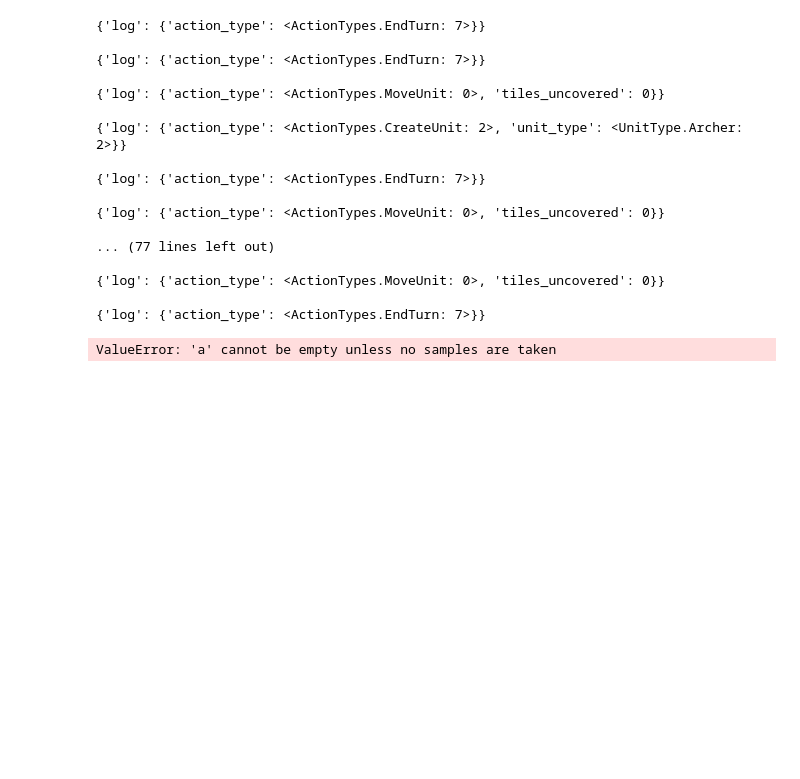
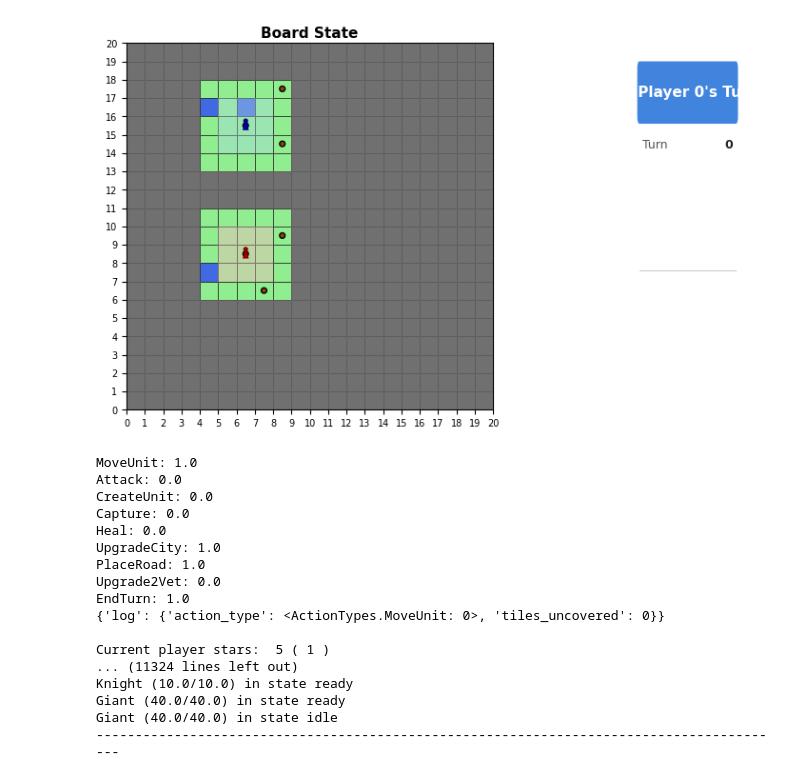
Before and after one commit to Ltwicke/Topia_RL, a Jupyter notebook: run_random_games.ipynb, the cells around one changed output. Drawn from its saved outputs; the diff is of its cells as text; code cells hidden in the pictures; blank space fills up the shorter version.

```diff
--- a/run_random_games.ipynb
+++ b/run_random_games.ipynb
@@ -4,7 +4,7 @@ import numpy as np
 from game.enums import BoardType, Tribes, ActionTypes
 from env.wrapper import EnvWrapper
 # %%
-BOARD_CONFIG_9x9 = {"board_size": (6, 6), "board_type": BoardType.Dummy, "n_players": 2}
+BOARD_CONFIG_9x9 = {"board_size": (20,20), "board_type": BoardType.Dummy, "n_players": 2}
 TRIBES = [Tribes.Omaji, Tribes.Yaddak]
 N_GAMES = 5
 MAX_DECISIONS = 200
@@ -48,39 +48,69 @@ def _random_action_from_mask(mask):
         unit_pos = _select_random_array_element(mask[4])
         return [ActionTypes.CaptureCity.value, unit_pos]
 
+    elif action_type == ActionTypes.HealUnit:
+        unit_pos = _select_random_array_element(mask[5])
+        return [ActionTypes.HealUnit.value, unit_pos]
+
+    elif action_type == ActionTypes.UpgradeCity:
+        city_idx, choice = _select_random_matrix_element(mask[6])
+        return [ActionTypes.UpgradeCity.value, city_idx, choice]
+
+    elif action_type == ActionTypes.PlaceRoad:
+        tile_id = _select_random_array_element(mask[7])
+        return [ActionTypes.PlaceRoad.value, tile_id]
+
+    elif action_type == ActionTypes.Upgrade2Vet:
+        unit_pos = _select_random_array_element(mask[8])
+        return [ActionTypes.Upgrade2Vet.value, unit_pos]
+
+
     else:  # EndTurn
         return [ActionTypes.EndTurn.value]
 # %%
 env = _make_env()
 decision = 0
 # %%
+env.render()
 
-while decision <= 200:
+while decision <= 512:
     mask = env.get_action_mask()
     action = _random_action_from_mask(mask)
     obs, reward, done, info = env.step(action)
-    print(info,"\n")#, mask)
-    #env.render()
+    c_player = env.game.players[env.game.player_go_id]
+    print("MoveUnit:",mask[0][0], "\nAttack:",mask[0][1],"\nCreateUnit:",mask[0][2],"\nCapture:",mask[0][3],"\nHeal:", mask[0][4],\
+          "\nUpgradeCity:",mask[0][5],"\nPlaceRoad:",mask[0][6],"\nUpgrade2Vet:",mask[0][7],"\nEndTurn:",mask[0][-1])
+    print(info, "\n")
+    print("Current player stars: ",c_player.stars, "(", c_player.current_stars_per_turn,")")
+    print("Uncovered tiles: ", len(c_player.uncovered_tile_ids))
+    for unit in c_player.units_under_control.values():
+        print(unit)
+
+    print("-----------------------------------------------------------------------------------------")
+
+
+
 
     decision += 1
     if done:
+        print("done")
         break
 # %% [output]
+[figure, added]
-{'log': {'action_type': <ActionTypes.EndTurn: 7>}}
-
-{'log': {'action_type': <ActionTypes.EndTurn: 7>}}
-
+MoveUnit: 1.0
+Attack: 0.0
+CreateUnit: 0.0
+Capture: 0.0
+Heal: 0.0
+UpgradeCity: 1.0
+PlaceRoad: 1.0
+Upgrade2Vet: 0.0
+EndTurn: 1.0
 {'log': {'action_type': <ActionTypes.MoveUnit: 0>, 'tiles_uncovered': 0}}
 
-{'log': {'action_type': <ActionTypes.CreateUnit: 2>, 'unit_type': <UnitType.Archer: 2>}}
-
-{'log': {'action_type': <ActionTypes.EndTurn: 7>}}
-
-{'log': {'action_type': <ActionTypes.MoveUnit: 0>, 'tiles_uncovered': 0}}
-
-... (77 lines left out)
-
-{'log': {'action_type': <ActionTypes.MoveUnit: 0>, 'tiles_uncovered': 0}}
-
-{'log': {'action_type': <ActionTypes.EndTurn: 7>}}
+Current player stars:  5 ( 1 )
+... (11324 lines left out)
+Knight (10.0/10.0) in state ready
+Giant (40.0/40.0) in state ready
+Giant (40.0/40.0) in state idle
+-----------------------------------------------------------------------------------------
-ValueError: 'a' cannot be empty unless no samples are taken
```
Also changed, not shown: parts of 1 cell of this notebook, 10 other files.
